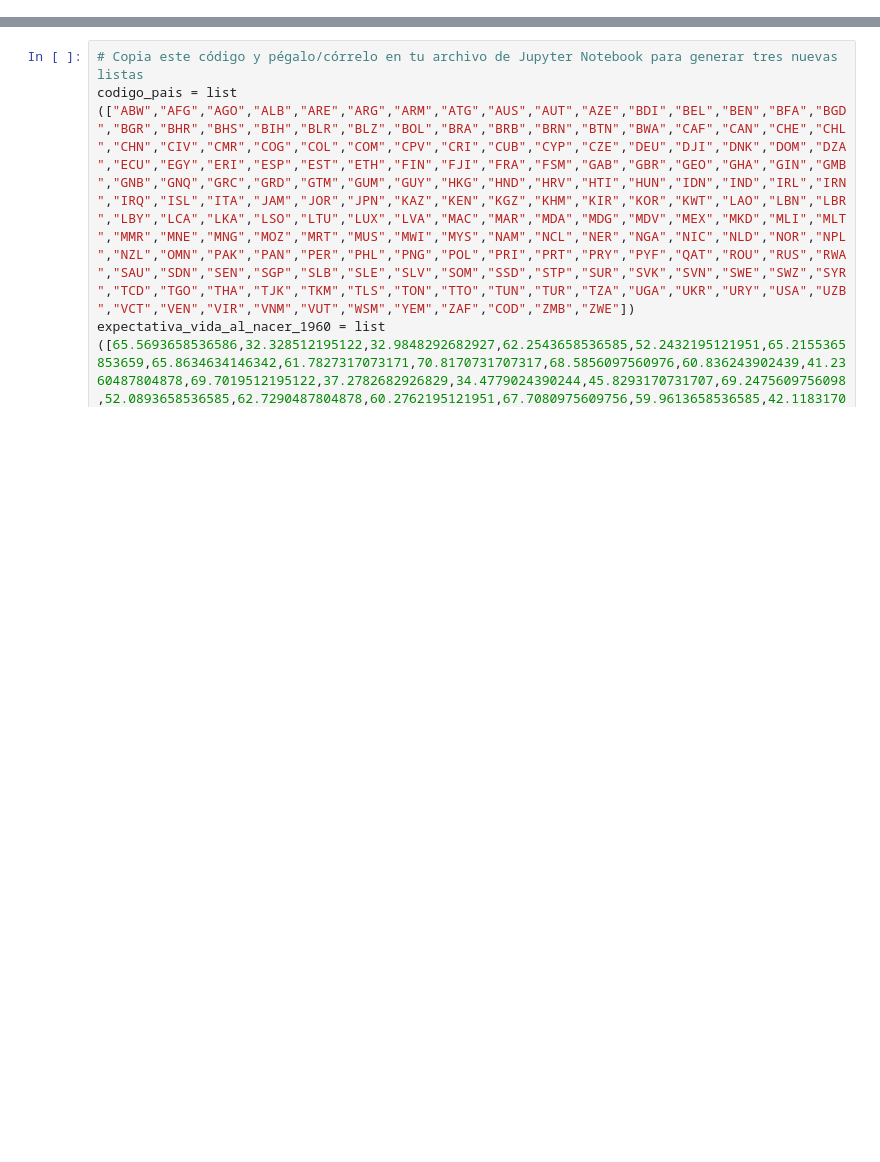
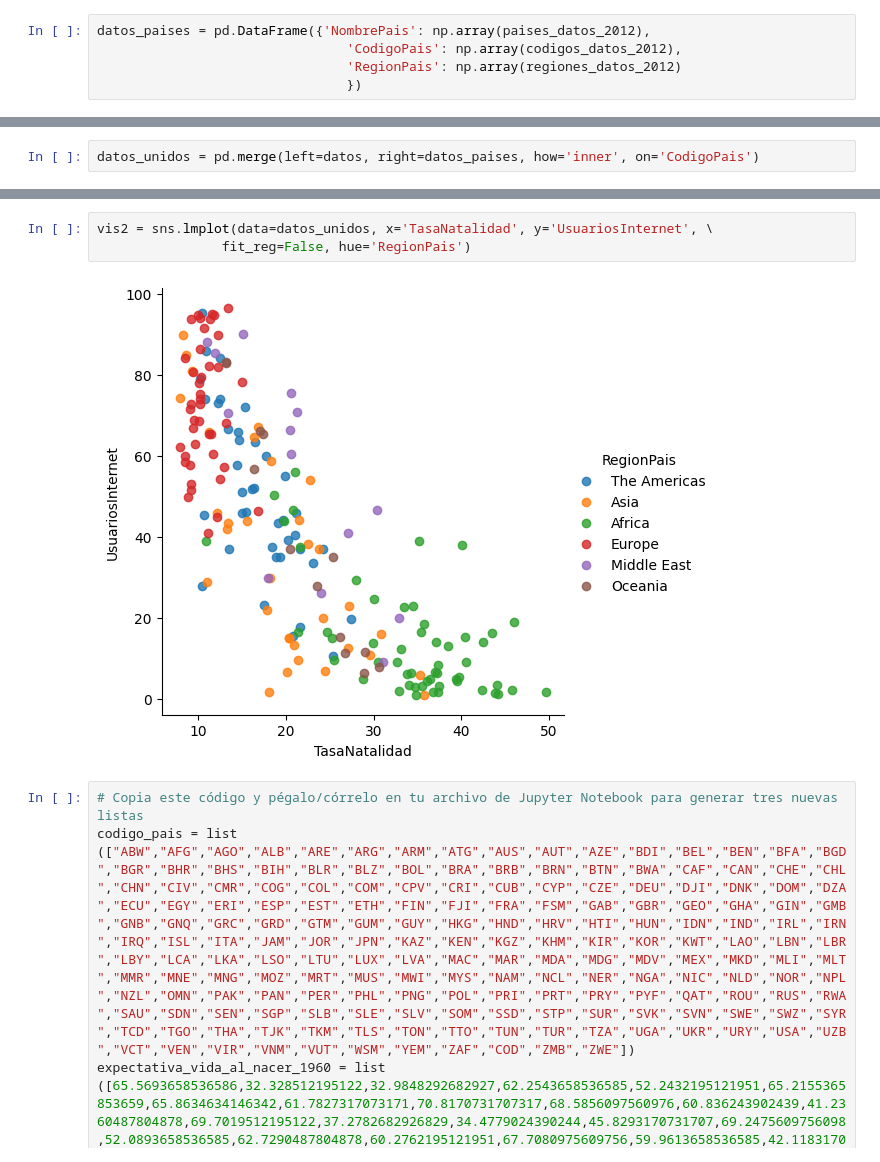
Before and after one commit to Marru73/Ejercicios-Python, a Jupyter notebook: CERTIFICADO IBM/Tarea_seccion_5.ipynb, the cells around one changed output, grey strips where cells are left out. Drawn from its saved outputs; the diff is of its cells as text; blank space fills up the shorter version.

```diff
--- a/CERTIFICADO IBM/Tarea_seccion_5.ipynb
+++ b/CERTIFICADO IBM/Tarea_seccion_5.ipynb
@@ -0,0 +94,5 @@
+# %%
+datos_paises = pd.DataFrame({'NombrePais': np.array(paises_datos_2012),
+                                'CodigoPais': np.array(codigos_datos_2012),
+                                'RegionPais': np.array(regiones_datos_2012)
+                                })
@@ -0,0 +117,2 @@
+# %%
+datos_unidos = pd.merge(left=datos, right=datos_paises, how='inner', on='CodigoPais')
@@ -1,3 +128,8 @@
+# %%
+vis2 = sns.lmplot(data=datos_unidos, x='TasaNatalidad', y='UsuariosInternet', \
+                fit_reg=False, hue='RegionPais')
+# %% [output]
+[figure, added]
 # %%
 # Copia este código y pégalo/córrelo en tu archivo de Jupyter Notebook para generar tres nuevas listas
 codigo_pais = list (["ABW","AFG","AGO","ALB","ARE","ARG","ARM","ATG","AUS","AUT","AZE","BDI","BEL","BEN","BFA","BGD","BGR","BHR","BHS","BIH","BLR","BLZ","BOL","BRA","BRB","BRN","BTN","BWA","CAF","CAN","CHE","CHL","CHN","CIV","CMR","COG","COL","COM","CPV","CRI","CUB","CYP","CZE","DEU","DJI","DNK","DOM","DZA","ECU","EGY","ERI","ESP","EST","ETH","FIN","FJI","FRA","FSM","GAB","GBR","GEO","GHA","GIN","GMB","GNB","GNQ","GRC","GRD","GTM","GUM","GUY","HKG","HND","HRV","HTI","HUN","IDN","IND","IRL","IRN","IRQ","ISL","ITA","JAM","JOR","JPN","KAZ","KEN","KGZ","KHM","KIR","KOR","KWT","LAO","LBN","LBR","LBY","LCA","LKA","LSO","LTU","LUX","LVA","MAC","MAR","MDA","MDG","MDV","MEX","MKD","MLI","MLT","MMR","MNE","MNG","MOZ","MRT","MUS","MWI","MYS","NAM","NCL","NER","NGA","NIC","NLD","NOR","NPL","NZL","OMN","PAK","PAN","PER","PHL","PNG","POL","PRI","PRT","PRY","PYF","QAT","ROU","RUS","RWA","SAU","SDN","SEN","SGP","SLB","SLE","SLV","SOM","SSD","STP","SUR","SVK","SVN","SWE","SWZ","SYR","TCD","TGO","THA","TJK","TKM","TLS","TON","TTO","TUN","TUR","TZA","UGA","UKR","URY","USA","UZB","VCT","VEN","VIR","VNM","VUT","WSM","YEM","ZAF","COD","ZMB","ZWE"])
```
Also changed, not shown: parts of 30 cells of this notebook.
